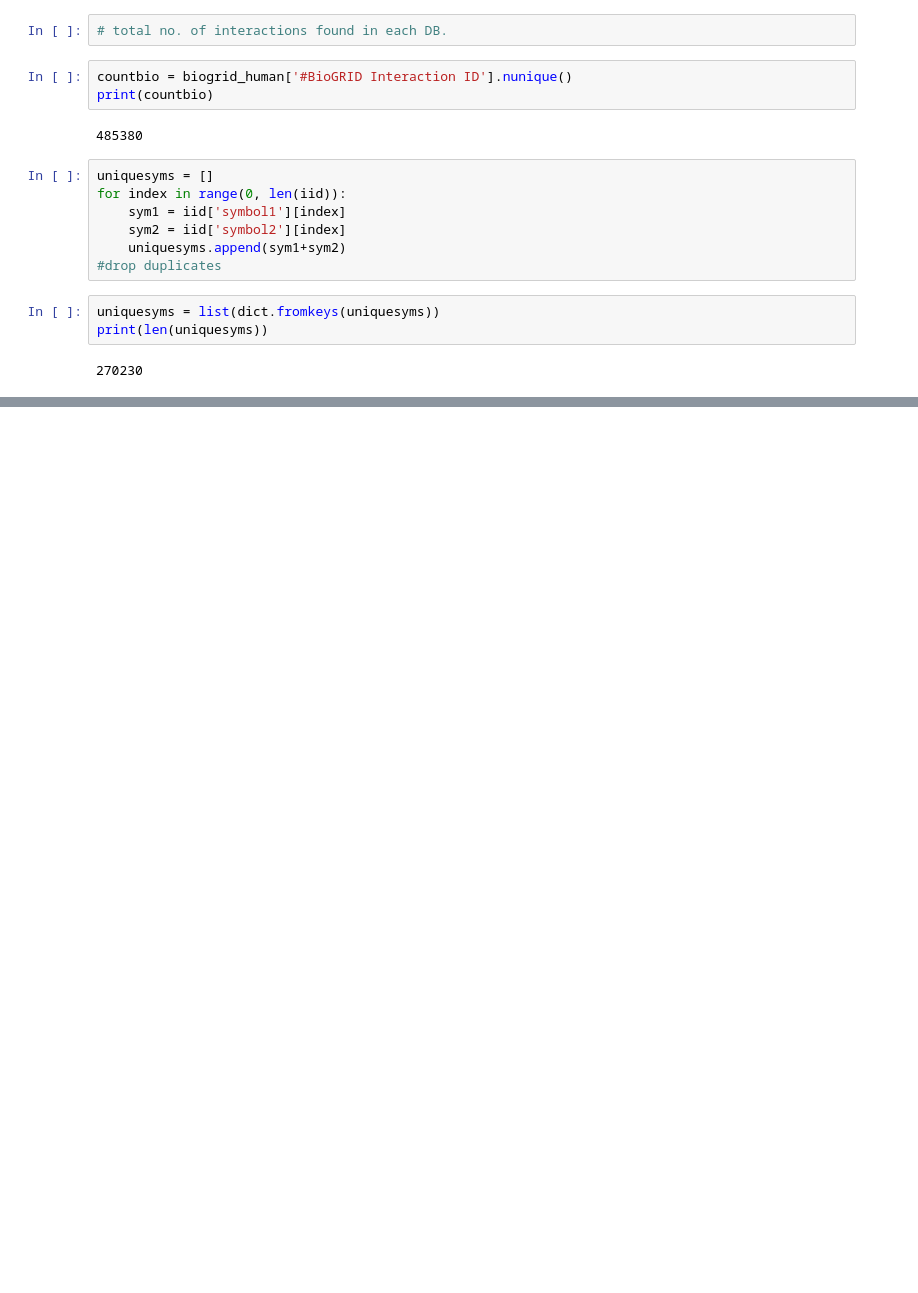
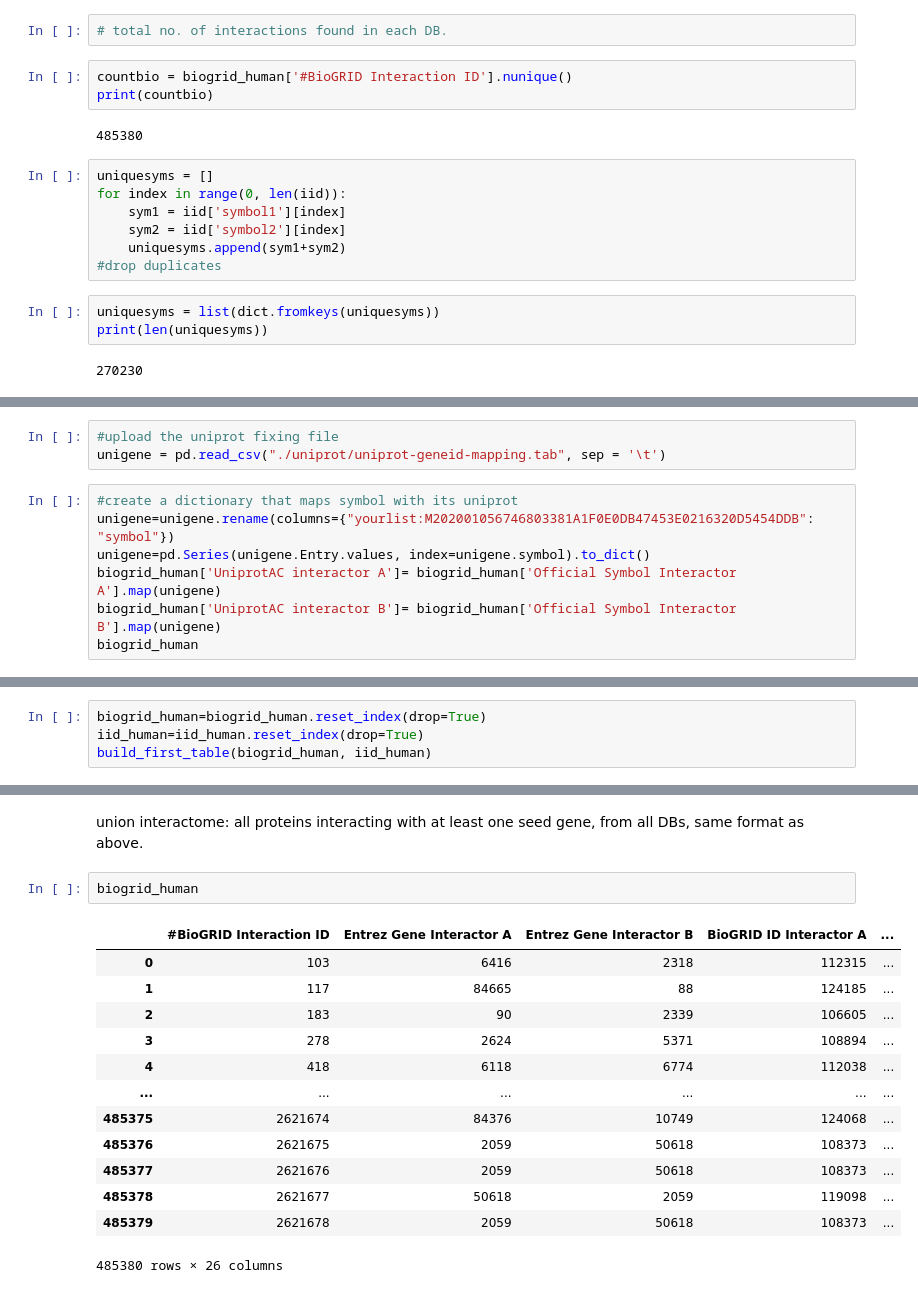
Before and after one commit to giuliacassara/Malignant-Mesothelioma, a Jupyter notebook: Analysis.ipynb, the cells around one changed output, grey strips where cells are left out. Saved outputs shown, nothing was run; the diff lists cells and outputs as text; blank space fills up the shorter version.

```diff
--- a/Analysis.ipynb
+++ b/Analysis.ipynb
@@ -647,0 +710,10 @@ print(len(uniquesyms))
+# %%
+#upload the uniprot fixing file
+unigene = pd.read_csv("./uniprot/uniprot-geneid-mapping.tab", sep = '\t')
+# %%
+#create a dictionary that maps symbol with its uniprot
+unigene=unigene.rename(columns={"yourlist:M202001056746803381A1F0E0DB47453E0216320D5454DDB": "symbol"})
+unigene=pd.Series(unigene.Entry.values, index=unigene.symbol).to_dict()
+biogrid_human['UniprotAC interactor A']= biogrid_human['Official Symbol Interactor A'].map(unigene)
+biogrid_human['UniprotAC interactor B']= biogrid_human['Official Symbol Interactor B'].map(unigene)
+biogrid_human
@@ -647,0 +787,4 @@ print(len(uniquesyms))
+# %%
+biogrid_human=biogrid_human.reset_index(drop=True)
+iid_human=iid_human.reset_index(drop=True)
+build_first_table(biogrid_human, iid_human)
@@ -647,0 +808,18 @@ print(len(uniquesyms))
+# %% [markdown]
+union interactome: all proteins interacting with at least one seed gene, from all DBs, same format as above.
+# %%
+biogrid_human
+# %% [output]
+|  | #BioGRID Interaction ID | Entrez Gene Interactor A | Entrez Gene Interactor B | BioGRID ID Interactor A | ... |
+| 0 | 103 | 6416 | 2318 | 112315 | ... |
+| 1 | 117 | 84665 | 88 | 124185 | ... |
+| 2 | 183 | 90 | 2339 | 106605 | ... |
+| 3 | 278 | 2624 | 5371 | 108894 | ... |
+| 4 | 418 | 6118 | 6774 | 112038 | ... |
+| ... | ... | ... | ... | ... | ... |
+| 485375 | 2621674 | 84376 | 10749 | 124068 | ... |
+| 485376 | 2621675 | 2059 | 50618 | 108373 | ... |
+| 485377 | 2621676 | 2059 | 50618 | 108373 | ... |
+| 485378 | 2621677 | 50618 | 2059 | 119098 | ... |
+| 485379 | 2621678 | 2059 | 50618 | 108373 | ... |
+485380 rows × 26 columns
```
Also changed, not shown: parts of 11 cells of this notebook, 1 other file.
